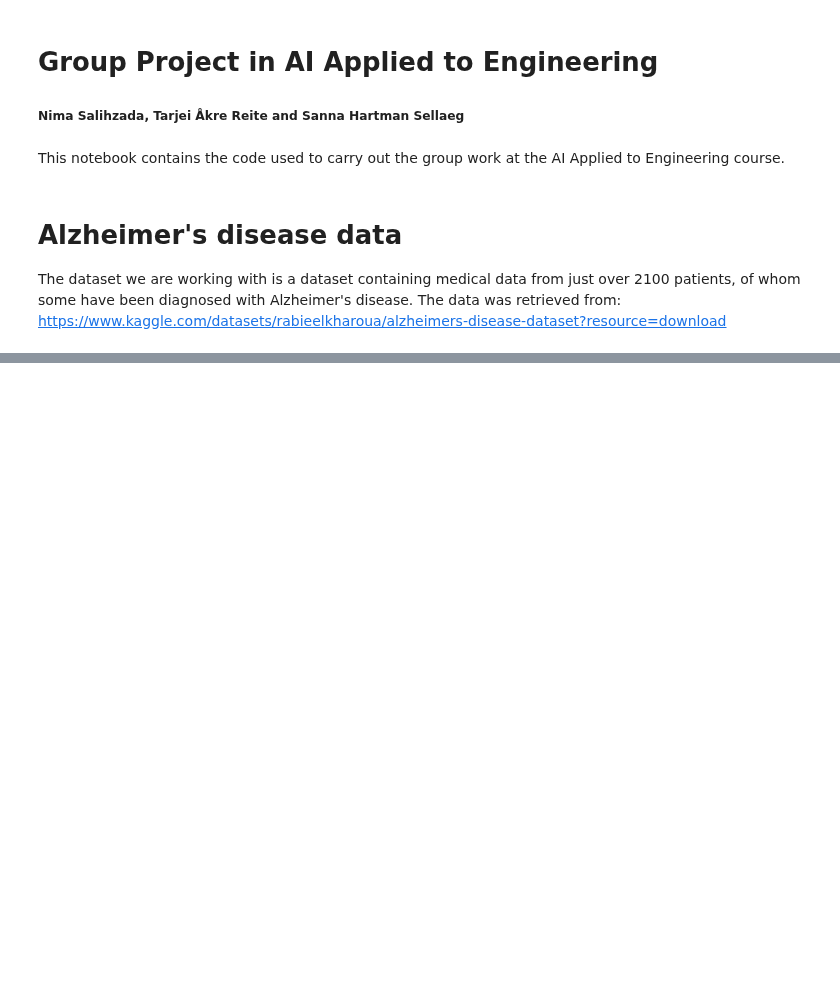
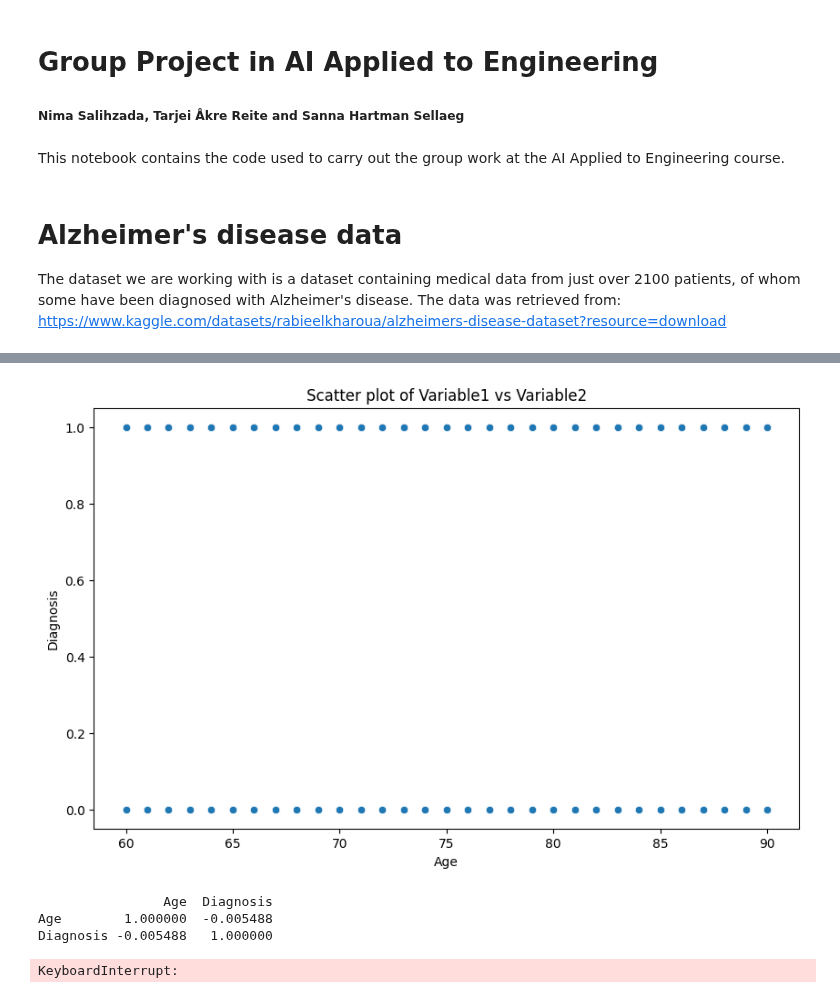
Before and after one commit to treite/classificationGroupwork, a Jupyter notebook: groupProject.ipynb, the cells around one changed output, grey strips where cells are left out. Drawn from its saved outputs; the diff is of its cells as text; code cells hidden in the pictures; blank space fills up the shorter version.

```diff
--- a/groupProject.ipynb
+++ b/groupProject.ipynb
@@ -16,6 +16,6 @@ import pandas as pd
 The dataset we are working with is a dataset containing medical data from just over 2100 patients, of whom some have been diagnosed with Alzheimer's disease.
 The data was retrieved from: https://www.kaggle.com/datasets/rabieelkharoua/alzheimers-disease-dataset?resource=download
 # %%
-df = pd.read_csv("/content/drive/My Drive/Colab Notebooks/engineeringGroupWork/alzheimers_disease_data.csv")
-print(df.shape)
+df = pd.read_csv("alzheimers_disease_data.csv")
+df.describe()
 # %% [output]
@@ -22,0 +32,4 @@ print(df.shape)
+# %%
+df = df.drop("PatientID", axis=1)
+df = df.drop("DoctorInCharge", axis=1)
+df.describe()
@@ -22,0 +47,20 @@ print(df.shape)
+# %%
+# Scatter plot
+plt.figure(figsize=(10, 6))
+sns.scatterplot(x='Age', y='Diagnosis', data=df)
+plt.title('Scatter plot of Variable1 vs Variable2')
+plt.show()
+
+# Correlation matrix
+correlation_matrix = df[['Age', 'Diagnosis']].corr()
+print(correlation_matrix)
+
+# Pair plot (if you have more than two numerical variables)
+sns.pairplot(df)
+plt.show()
+# %% [output]
+[figure, added]
+                Age  Diagnosis
+Age        1.000000  -0.005488
+Diagnosis -0.005488   1.000000
+KeyboardInterrupt:
```
Also changed, not shown: parts of 2 cells of this notebook.
